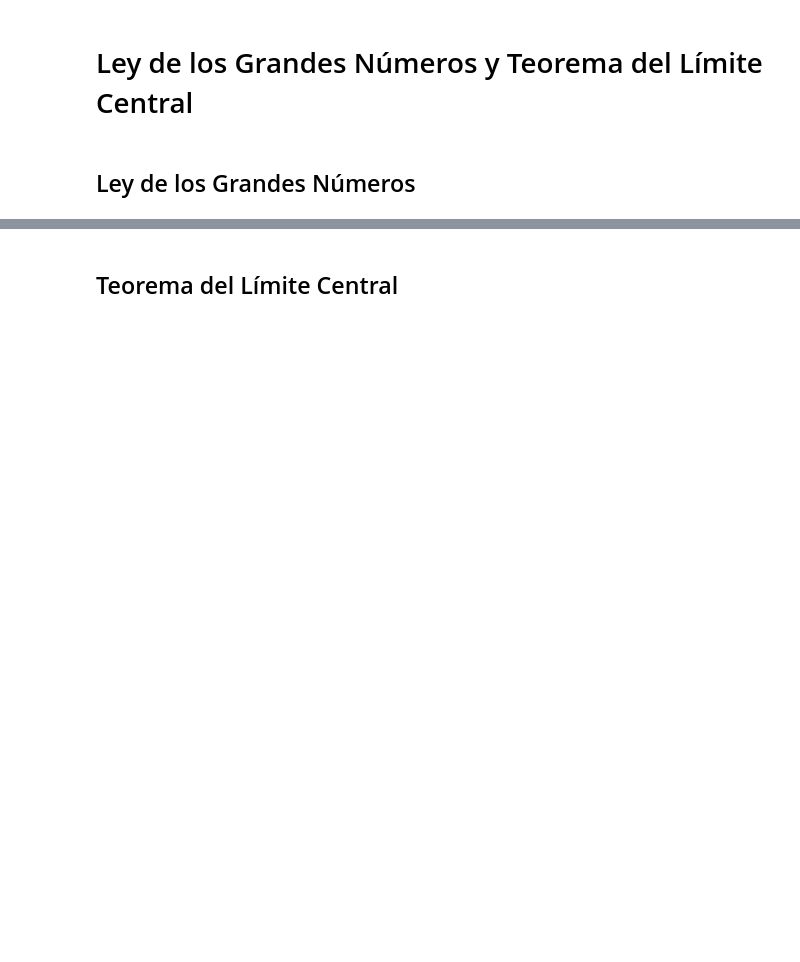
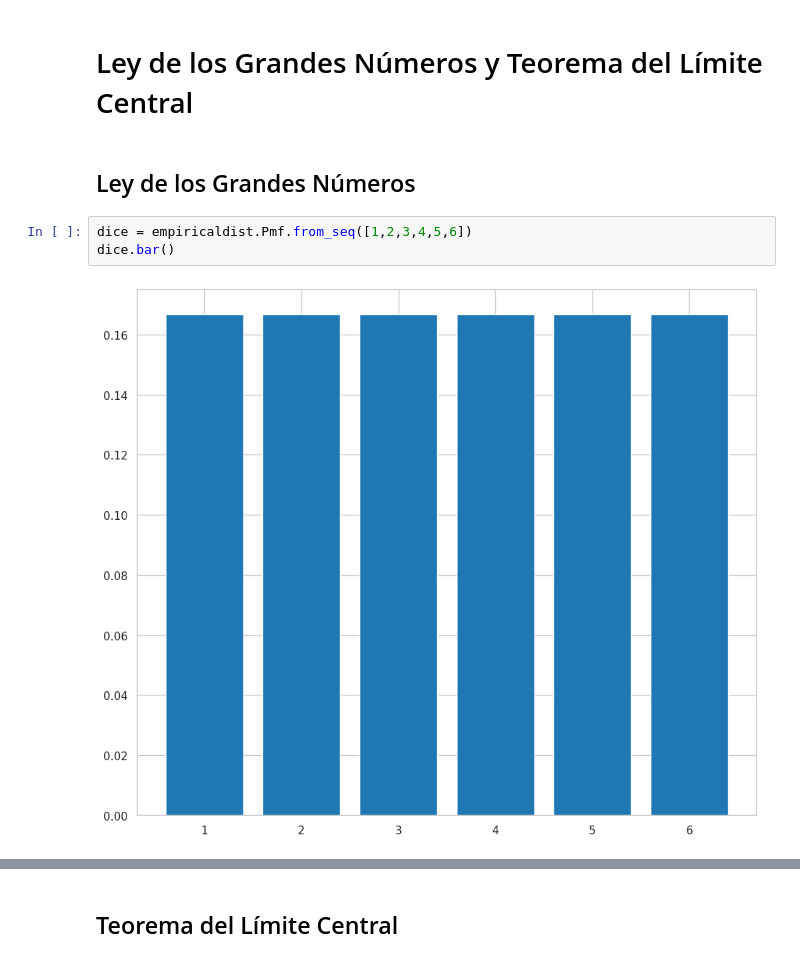
Before and after one commit to dionicio-alberto/Analisis-Explotarorio-De-Datos, a Jupyter notebook: curso.ipynb, the cells around one changed output, grey strips where cells are left out. Saved outputs shown, nothing was run; the diff lists cells and outputs as text; blank space fills up the shorter version.

```diff
--- a/curso.ipynb
+++ b/curso.ipynb
@@ -747,3 +798,8 @@ plt.show()
 # Ley de los Grandes Números y Teorema del Límite Central
 # %% [markdown]
 ## Ley de los Grandes Números
+# %%
+dice = empiricaldist.Pmf.from_seq([1,2,3,4,5,6])
+dice.bar()
+# %% [output]
+[figure, added]
```
Also changed, not shown: parts of 25 cells of this notebook.
